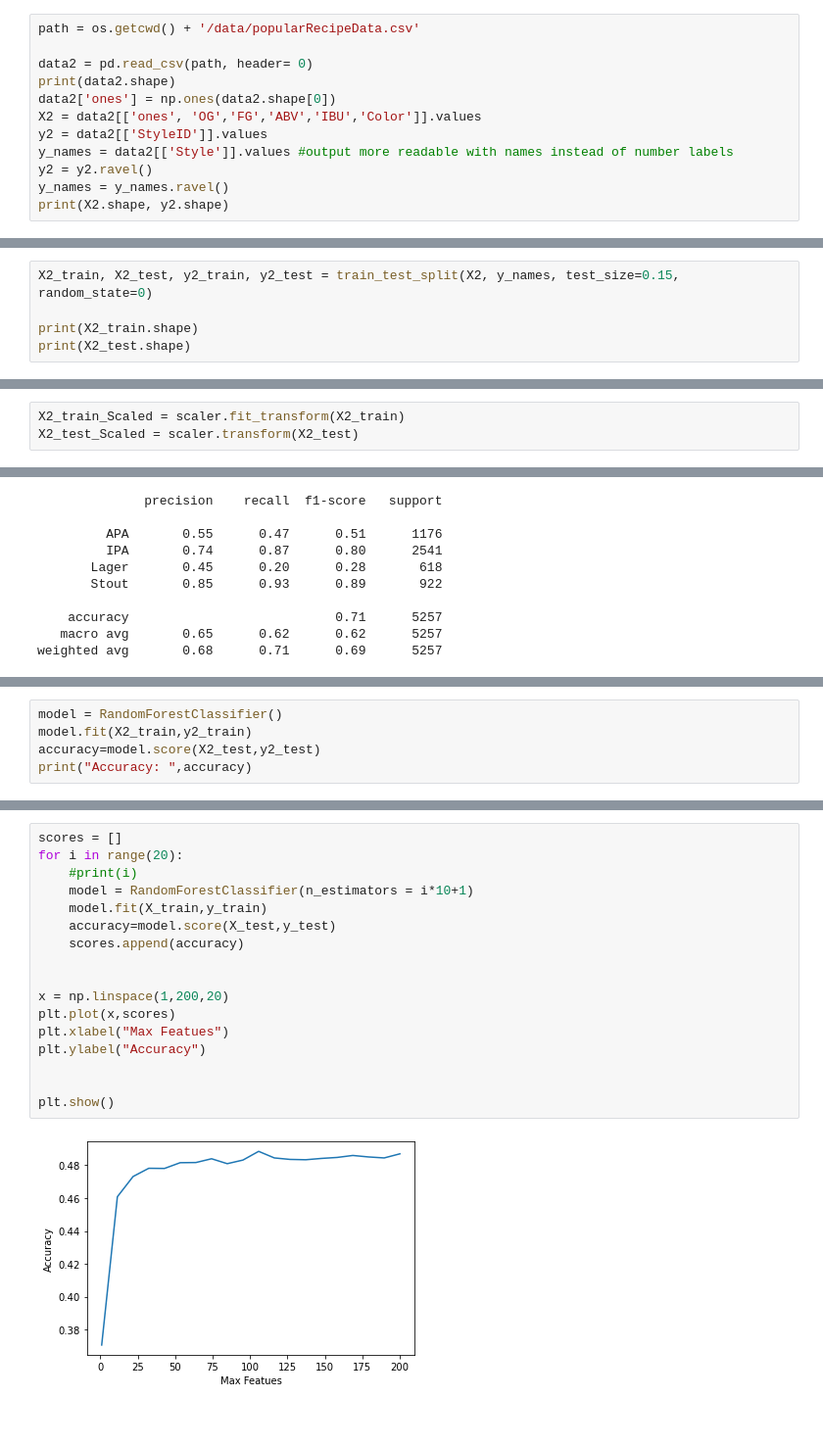
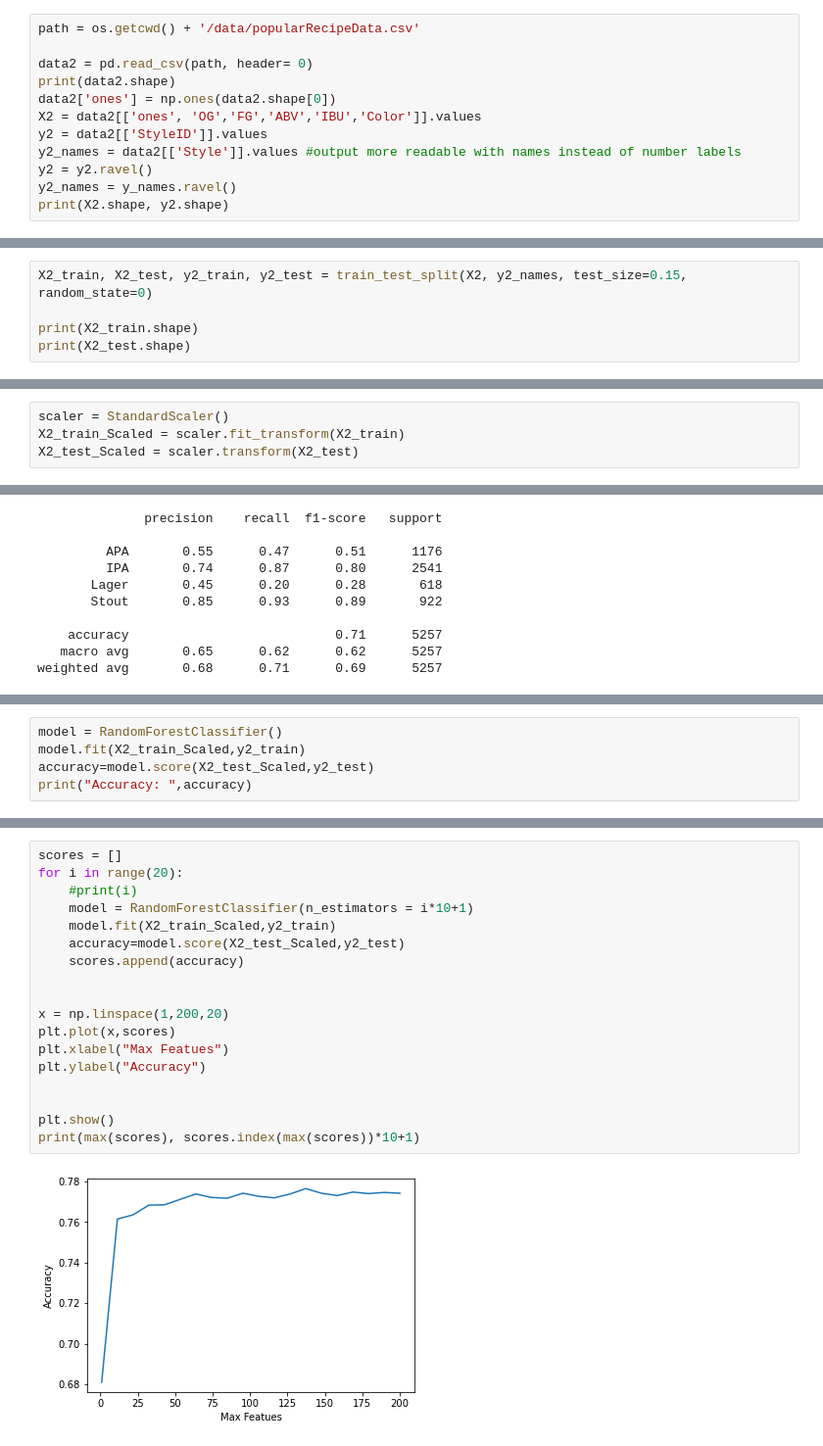
Before and after one commit to deanstu/ML_FinalProject, a Jupyter notebook: projectCode.ipynb, the cells around one changed output, grey strips where cells are left out. Shown: that part at 98% size. Saved outputs shown, nothing was run; the diff lists cells and outputs as text; blank space fills up the shorter version.

```diff
--- a/projectCode.ipynb
+++ b/projectCode.ipynb
@@ -158,7 +159,7 @@ print(data2.shape)
 data2['ones'] = np.ones(data2.shape[0])
 X2 = data2[['ones', 'OG','FG','ABV','IBU','Color']].values
 y2 = data2[['StyleID']].values
-y_names = data2[['Style']].values #output more readable with names instead of number labels
+y2_names = data2[['Style']].values #output more readable with names instead of number labels
 y2 = y2.ravel()
-y_names = y_names.ravel()
+y2_names = y_names.ravel()
 print(X2.shape, y2.shape)
@@ -189,5 +212,5 @@ plt.colorbar();
 # %%
-X2_train, X2_test, y2_train, y2_test = train_test_split(X2, y_names, test_size=0.15, random_state=0)
+X2_train, X2_test, y2_train, y2_test = train_test_split(X2, y2_names, test_size=0.15, random_state=0)
 
 print(X2_train.shape)
 print(X2_test.shape)
@@ -195,5 +218,6 @@ print(X2_test.shape)
 (29789, 6)
 (5257, 6)
 # %%
+scaler = StandardScaler()
 X2_train_Scaled = scaler.fit_transform(X2_train)
 X2_test_Scaled = scaler.transform(X2_test)
@@ -228,6 +258,6 @@ weighted avg       0.68      0.71      0.69      5257
 # %%
 model = RandomForestClassifier()
-model.fit(X2_train,y2_train)
-accuracy=model.score(X2_test,y2_test)
+model.fit(X2_train_Scaled,y2_train)
+accuracy=model.score(X2_test_Scaled,y2_test)
 print("Accuracy: ",accuracy)
 # %% [output]
@@ -235,19 +288,20 @@ Accuracy:  0.7738253756895568
 # %%
 scores = []
 for i in range(20):
     #print(i)
     model = RandomForestClassifier(n_estimators = i*10+1)
-    model.fit(X_train,y_train)
-    accuracy=model.score(X_test,y_test)
+    model.fit(X2_train_Scaled,y2_train)
+    accuracy=model.score(X2_test_Scaled,y2_test)
     scores.append(accuracy)
 
 
 x = np.linspace(1,200,20)
 plt.plot(x,scores)
 plt.xlabel("Max Featues")
 plt.ylabel("Accuracy")
 
 
 plt.show()
+print(max(scores), scores.index(max(scores))*10+1)
 # %% [output]
-[figure, old version]
+[figure, new version]
```
Also changed, not shown: parts of 37 cells of this notebook, 7 other files.
